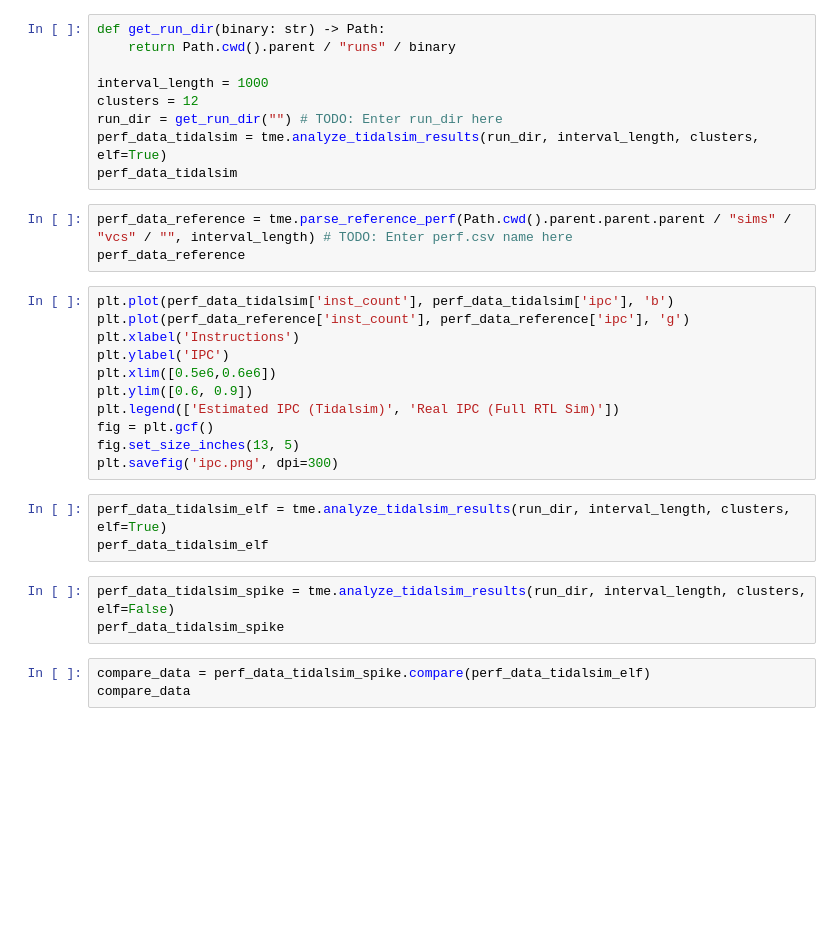
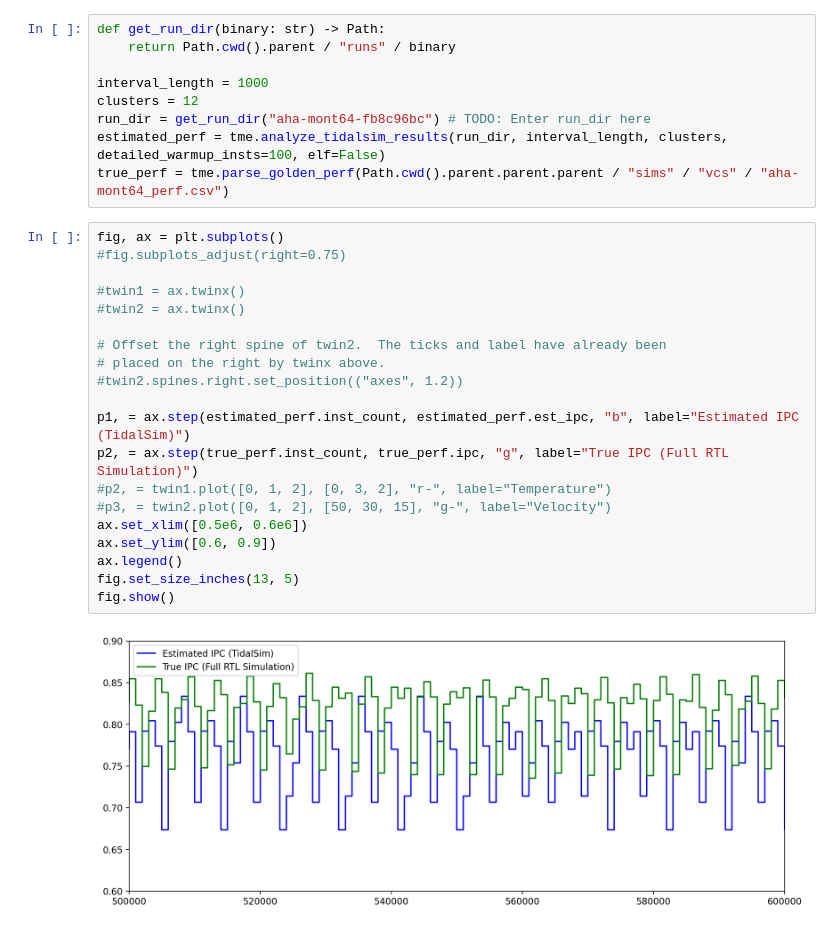
Before and after one commit to euphoric-hardware/tidalsim, a Jupyter notebook: notebooks/Plotting.ipynb, the cells around one changed output. Cells and saved outputs as stored; diff of their text form; blank space fills up the shorter version.

Commit message:
finished refactoring things into dataframes, but we are off by 1 interval!

```diff
--- a/notebooks/Plotting.ipynb
+++ b/notebooks/Plotting.ipynb
@@ -16,29 +18,28 @@ def get_run_dir(binary: str) -> Path:
 
 interval_length = 1000
 clusters = 12
-run_dir = get_run_dir("") # TODO: Enter run_dir here
-perf_data_tidalsim = tme.analyze_tidalsim_results(run_dir, interval_length, clusters, elf=True)
-perf_data_tidalsim
+run_dir = get_run_dir("aha-mont64-fb8c96bc") # TODO: Enter run_dir here
+estimated_perf = tme.analyze_tidalsim_results(run_dir, interval_length, clusters, detailed_warmup_insts=100, elf=False)
+true_perf = tme.parse_golden_perf(Path.cwd().parent.parent.parent / "sims" / "vcs" / "aha-mont64_perf.csv")
-# %%
-perf_data_reference = tme.parse_reference_perf(Path.cwd().parent.parent.parent / "sims" / "vcs" / "", interval_length) # TODO: Enter perf.csv name here
-perf_data_reference
-# %%
-plt.plot(perf_data_tidalsim['inst_count'], perf_data_tidalsim['ipc'], 'b')
-plt.plot(perf_data_reference['inst_count'], perf_data_reference['ipc'], 'g')
-plt.xlabel('Instructions')
-plt.ylabel('IPC')
-plt.xlim([0.5e6,0.6e6])
-plt.ylim([0.6, 0.9])
-plt.legend(['Estimated IPC (Tidalsim)', 'Real IPC (Full RTL Sim)'])
-fig = plt.gcf()
-fig.set_size_inches(13, 5)
-plt.savefig('ipc.png', dpi=300)
-# %%
-perf_data_tidalsim_elf = tme.analyze_tidalsim_results(run_dir, interval_length, clusters, elf=True)
-perf_data_tidalsim_elf
-# %%
-perf_data_tidalsim_spike = tme.analyze_tidalsim_results(run_dir, interval_length, clusters, elf=False)
-perf_data_tidalsim_spike
-# %%
-compare_data = perf_data_tidalsim_spike.compare(perf_data_tidalsim_elf)
-compare_data
+# %%
+fig, ax = plt.subplots()
+#fig.subplots_adjust(right=0.75)
+
+#twin1 = ax.twinx()
+#twin2 = ax.twinx()
+
+# Offset the right spine of twin2.  The ticks and label have already been
+# placed on the right by twinx above.
+#twin2.spines.right.set_position(("axes", 1.2))
+
+p1, = ax.step(estimated_perf.inst_count, estimated_perf.est_ipc, "b", label="Estimated IPC (TidalSim)")
+p2, = ax.step(true_perf.inst_count, true_perf.ipc, "g", label="True IPC (Full RTL Simulation)")
+#p2, = twin1.plot([0, 1, 2], [0, 3, 2], "r-", label="Temperature")
+#p3, = twin2.plot([0, 1, 2], [50, 30, 15], "g-", label="Velocity")
+ax.set_xlim([0.5e6, 0.6e6])
+ax.set_ylim([0.6, 0.9])
+ax.legend()
+fig.set_size_inches(13, 5)
+fig.show()
+# %% [output]
+[figure, added]
```
Also changed, not shown: parts of 1 cell of this notebook, 4 other files.
